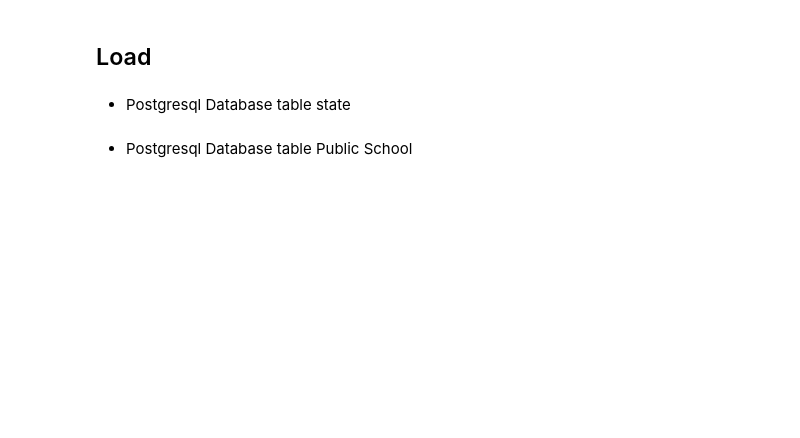
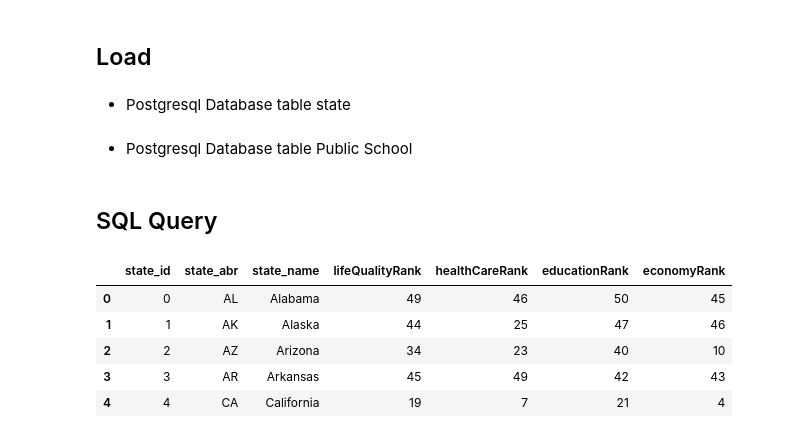
Before and after one commit to rwashington1159/ETL-US_Quality_of_live_by_State_Database, a Jupyter notebook: ETL_Notebook.ipynb, the cells around one changed output. Drawn from its saved outputs; the diff is of its cells as text; code cells hidden in the pictures; blank space fills up the shorter version.

```diff
--- a/ETL_Notebook.ipynb
+++ b/ETL_Notebook.ipynb
@@ -469,5 +565,20 @@ state_df.to_sql(name='state', con=engine, if_exists='append', index=False)
 - Postgresql Database table Public School
 # %%
 public_schools.to_sql(name='public_schools', con=engine, if_exists='append', index=False)
+# %% [markdown]
+## SQL Query
+# %%
+# Query the states from the state table into a Pandas dataframe
+states_sql = pd.read_sql("SELECT * FROM state", connection)
+
+# Displaying DF
+states_sql.head()
+# %% [output]
+|  | state_id | state_abr | state_name | lifeQualityRank | healthCareRank | educationRank | economyRank |
+| 0 | 0 | AL | Alabama | 49 | 46 | 50 | 45 |
+| 1 | 1 | AK | Alaska | 44 | 25 | 47 | 46 |
+| 2 | 2 | AZ | Arizona | 34 | 23 | 40 | 10 |
+| 3 | 3 | AR | Arkansas | 45 | 49 | 42 | 43 |
+| 4 | 4 | CA | California | 19 | 7 | 21 | 4 |
 # %%
 connection.close()
```
Also changed, not shown: parts of 11 cells of this notebook.
